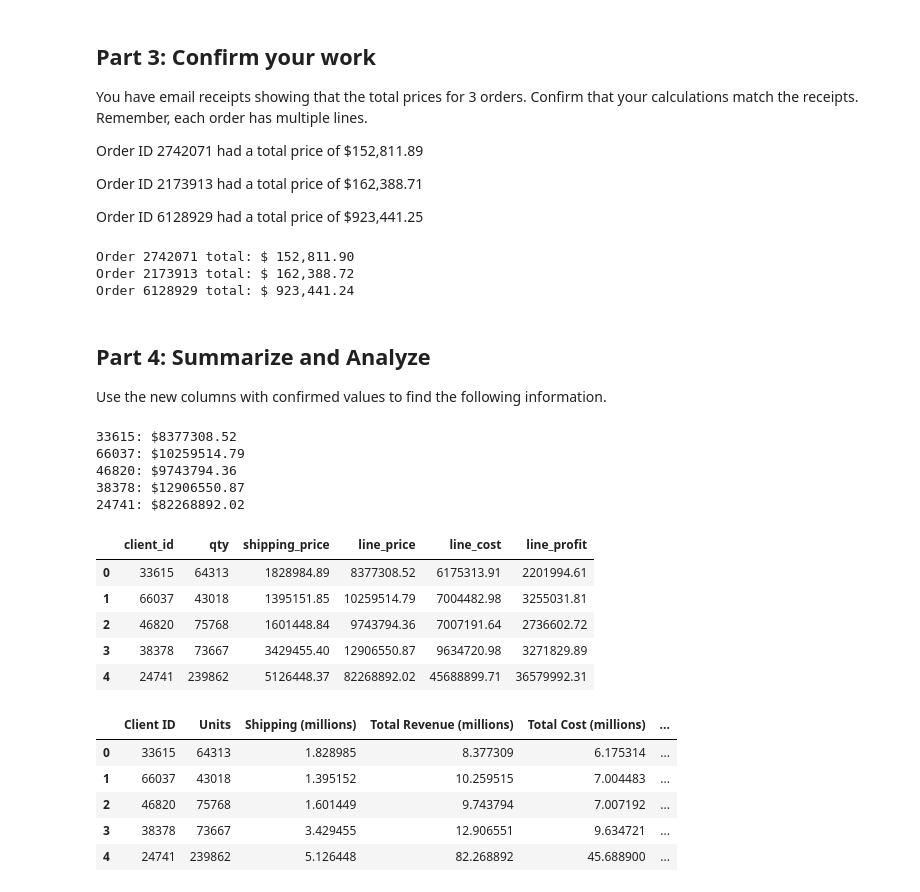
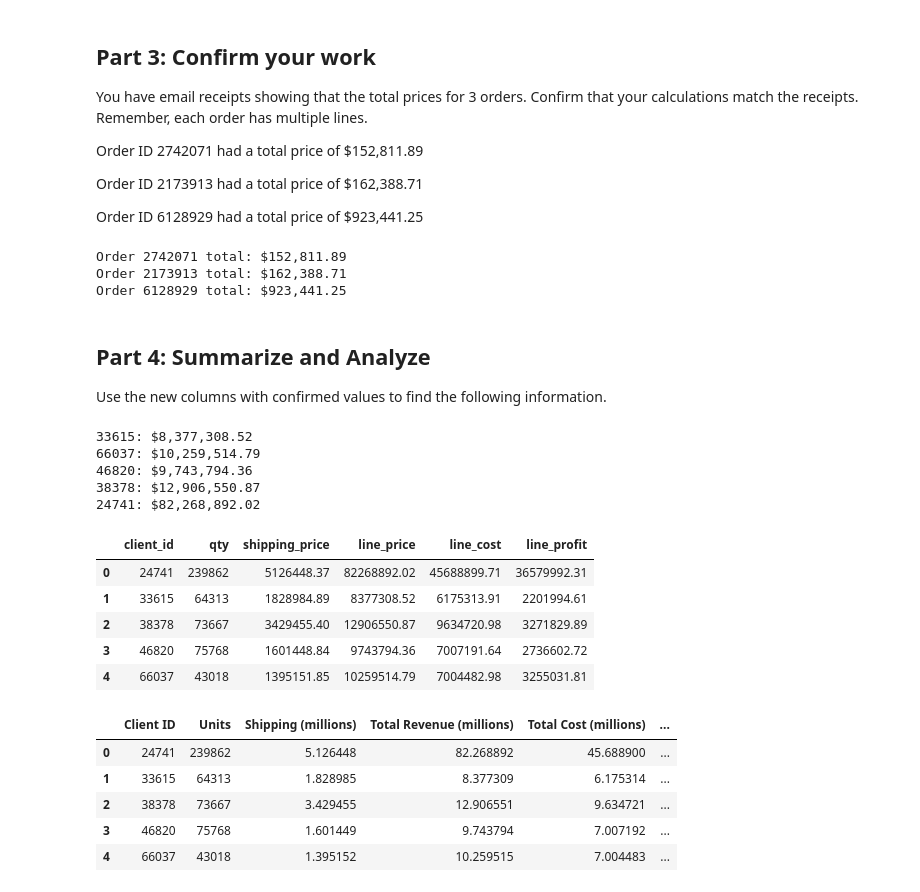
Before and after one commit to Daniel0996/Pandas-Challenge-1, a Jupyter notebook: wholesale_data_analysis_starter_code.ipynb, the cells around one changed output. Saved outputs shown, nothing was run; the diff lists cells and outputs as text; code cells hidden in the pictures.

Commit message:
Part 4: Summarize and Analyze Still need Summary of findings

```diff
--- a/wholesale_data_analysis_starter_code.ipynb
+++ b/wholesale_data_analysis_starter_code.ipynb
@@ -89,7 +89,7 @@ client_id
 Name: count, dtype: int64
 # %%
 # Store the client ids of those top 5 clients in a list.
-top_5_client_list = top_5_clients.index.to_list()
+top_5_client_list = top_5_clients.index.tolist()
 top_5_client_list
 # %% [output]
 [33615, 66037, 46820, 38378, 24741]
@@ -137,7 +137,7 @@ df[["unit_price", "unit_weight", "qty", "total_weight", "shipping_price"]].head(
 | 4 | 195.10 | 46.43 | 20 | 928.60 | 6500.20 |
 # %%
 # Create a column for the total price using the subtotal and the shipping price along with a sales tax of 9.25%
-df["line_price"] = (df.line_subtotal + df.shipping_price) * 1.0925
+df["line_price"] = round((df.line_subtotal + df.shipping_price) * 1.0925, 2)
 df[["line_subtotal", "shipping_price", "line_price"]].head()
 # %% [output]
 |  | line_subtotal | shipping_price | line_price |
@@ -149,7 +149,7 @@ df[["line_subtotal", "shipping_price", "line_price"]].head()
 # %%
 # Create a column for the cost of each line using unit cost, qty, and
 # shipping price (assume the shipping cost is exactly what is charged to the client).
-df["line_cost"] = (df.unit_cost * df.qty) + df.shipping_price
+df["line_cost"] = round((df.unit_cost * df.qty) + df.shipping_price, 2)
 df.head()
 # %% [output]
 |  | first | last | job | phone | email | client_id | order_id | order_date | order_week | order_year | ... |
@@ -182,56 +182,77 @@ Order ID 2173913 had a total price of \$162,388.71
 Order ID 6128929 had a total price of \$923,441.25
 # %%
 # Check your work using the totals above
-print("Order 2742071 total: $",
-      format(df.loc[df["order_id"] == 2742071].line_price.sum(), ',.2f'))
-print("Order 2173913 total: $",
-      format(df.loc[df["order_id"] == 2173913].line_price.sum(), ',.2f'))
-print("Order 6128929 total: $",
-      format(df.loc[df["order_id"] == 6128929].line_price.sum(), ',.2f'))
+print("Order 2742071 total: ${0:,.2f}".format(df.loc[df["order_id"] == 2742071].line_price.sum()))
+print("Order 2173913 total: ${0:,.2f}".format(df.loc[df["order_id"] == 2173913].line_price.sum()))
+print("Order 6128929 total: ${0:,.2f}".format(df.loc[df["order_id"] == 6128929].line_price.sum()))
 # %% [output]
-Order 2742071 total: $ 152,811.90
-Order 2173913 total: $ 162,388.72
-Order 6128929 total: $ 923,441.24
+Order 2742071 total: $152,811.89
+Order 2173913 total: $162,388.71
+Order 6128929 total: $923,441.25
 # %% [markdown]
 ## Part 4: Summarize and Analyze
 Use the new columns with confirmed values to find the following information.
 # %%
 # How much did each of the top 5 clients by quantity spend? Check your work from Part 1 for client ids.
+
+for client_id in top_5_client_list:
+    print(f"{client_id}: ${df.loc[df.client_id == client_id].line_price.sum():,.2f}")
 # %% [output]
-33615: $8377308.52
-66037: $10259514.79
-46820: $9743794.36
-38378: $12906550.87
-24741: $82268892.02
+33615: $8,377,308.52
+66037: $10,259,514.79
+46820: $9,743,794.36
+38378: $12,906,550.87
+24741: $82,268,892.02
 # %%
 # Create a summary DataFrame showing the totals for the for the top 5 clients with the following information:
 # total units purchased, total shipping price, total revenue, and total profit.
+
+df_filtered = df.loc[df.client_id.isin(top_5_client_list)][["client_id", "qty", "shipping_price", "line_price", "line_cost", "line_profit"]]
+df_summary = df_filtered.groupby(["client_id"]).sum(numeric_only=True).reset_index()
+df_summary.head()
 # %% [output]
 |  | client_id | qty | shipping_price | line_price | line_cost | line_profit |
-| 0 | 33615 | 64313 | 1828984.89 | 8377308.52 | 6175313.91 | 2201994.61 |
-| 1 | 66037 | 43018 | 1395151.85 | 10259514.79 | 7004482.98 | 3255031.81 |
-| 2 | 46820 | 75768 | 1601448.84 | 9743794.36 | 7007191.64 | 2736602.72 |
-| 3 | 38378 | 73667 | 3429455.40 | 12906550.87 | 9634720.98 | 3271829.89 |
-| 4 | 24741 | 239862 | 5126448.37 | 82268892.02 | 45688899.71 | 36579992.31 |
+| 0 | 24741 | 239862 | 5126448.37 | 82268892.02 | 45688899.71 | 36579992.31 |
+| 1 | 33615 | 64313 | 1828984.89 | 8377308.52 | 6175313.91 | 2201994.61 |
+| 2 | 38378 | 73667 | 3429455.40 | 12906550.87 | 9634720.98 | 3271829.89 |
+| 3 | 46820 | 75768 | 1601448.84 | 9743794.36 | 7007191.64 | 2736602.72 |
+| 4 | 66037 | 43018 | 1395151.85 | 10259514.79 | 7004482.98 | 3255031.81 |
 # %%
 # Format the data and rename the columns to names suitable for presentation.
 
 # Define the money columns.
+money_columns = ["shipping_price",
+                 "line_price",
+                 "line_cost",
+                 "line_profit"]
 
+df_cleaning = df_summary.copy()
 
 # Define a function that converts a dollar amount to millions.
-
+def scale_to_millions(amount):
+    return amount / 1000000
 
 # Apply the currency_format_millions function to only the money columns.
-
+for column in money_columns:
+    df_cleaning[column] = df_cleaning[column].apply(scale_to_millions)
 
 # Rename the columns to reflect the change in the money format.
+df_cleaning = df_cleaning.rename(columns={
+                                "client_id": "Client ID",
+                                "qty": "Units",
+                                "shipping_price": "Shipping (millions)",
+                                "line_price": "Total Revenue (millions)",
+                                "line_cost": "Total Cost (millions)",
+                                "line_profit": "Total Profit (millions)"
+                                })
+
+df_cleaning.head()
 # %% [output]
 |  | Client ID | Units | Shipping (millions) | Total Revenue (millions) | Total Cost (millions) | ... |
-| 0 | 33615 | 64313 | 1.828985 | 8.377309 | 6.175314 | ... |
-| 1 | 66037 | 43018 | 1.395152 | 10.259515 | 7.004483 | ... |
-| 2 | 46820 | 75768 | 1.601449 | 9.743794 | 7.007192 | ... |
-| 3 | 38378 | 73667 | 3.429455 | 12.906551 | 9.634721 | ... |
-| 4 | 24741 | 239862 | 5.126448 | 82.268892 | 45.688900 | ... |
+| 0 | 24741 | 239862 | 5.126448 | 82.268892 | 45.688900 | ... |
+| 1 | 33615 | 64313 | 1.828985 | 8.377309 | 6.175314 | ... |
+| 2 | 38378 | 73667 | 3.429455 | 12.906551 | 9.634721 | ... |
+| 3 | 46820 | 75768 | 1.601449 | 9.743794 | 7.007192 | ... |
+| 4 | 66037 | 43018 | 1.395152 | 10.259515 | 7.004483 | ... |
 # %%
 # Sort the updated data by "Total Profit (millions)" form highest to lowest and assign the sort to a new DatFrame.
```
Also changed, not shown: parts of 2 cells of this notebook.
